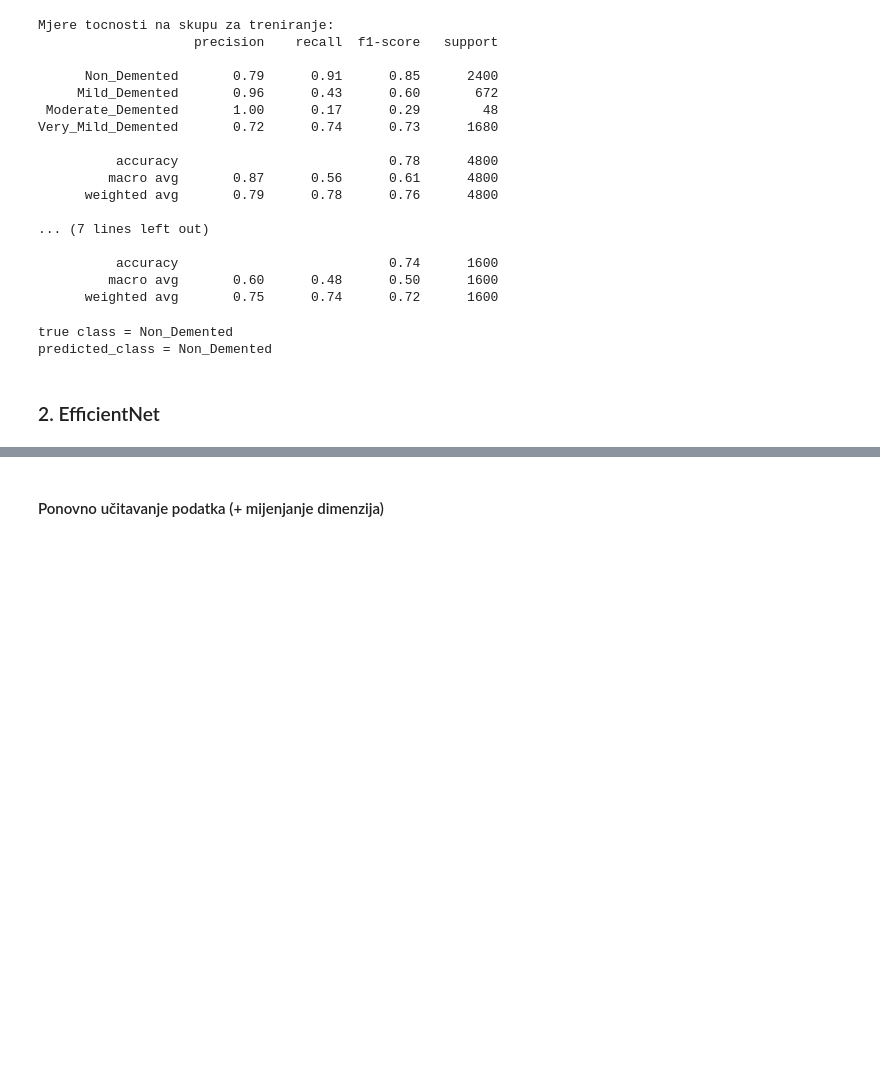
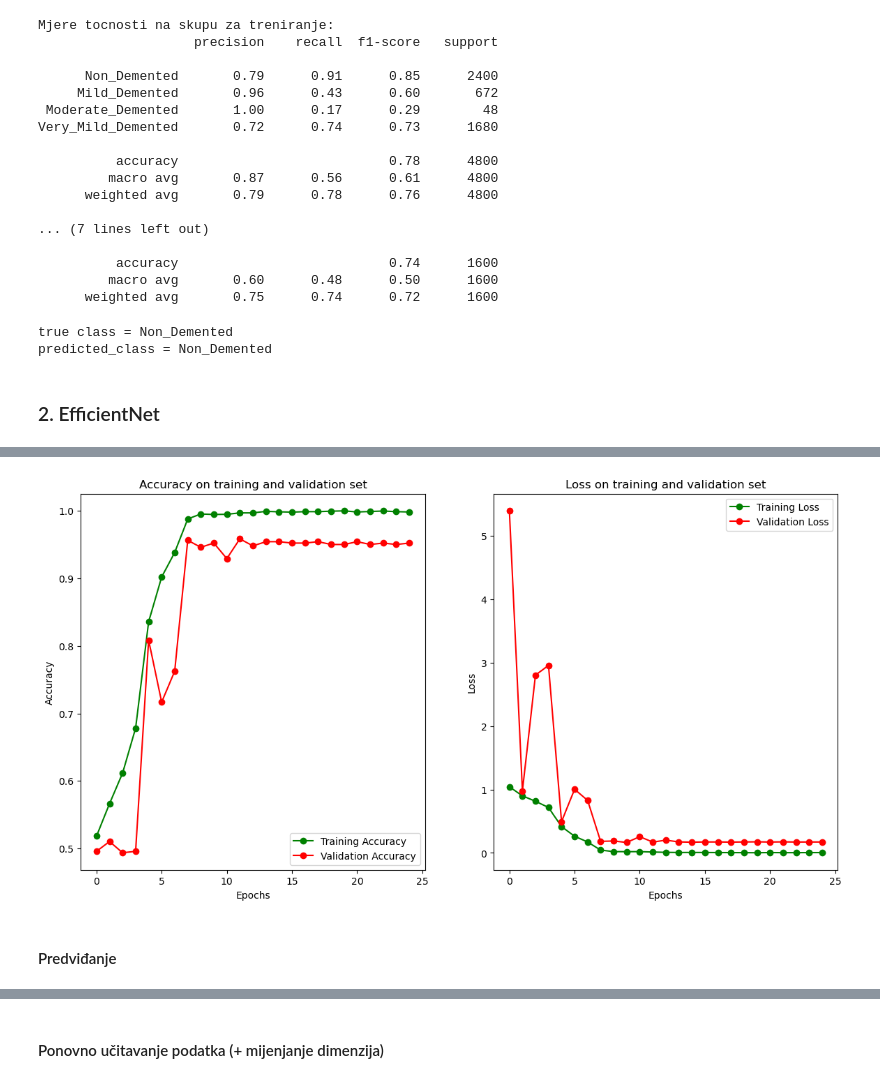
Before and after one commit to MajaJuri/Alzheimer-Detection, a Jupyter notebook: Detekcija Alzheimerove bolesti na MRI slikama mozga.ipynb, the cells around one changed output, grey strips where cells are left out. Drawn from its saved outputs; the diff is of its cells as text; code cells hidden in the pictures; blank space fills up the shorter version.

Commit message:
efficient net

```diff
--- a/Detekcija Alzheimerove bolesti na MRI slikama mozga.ipynb
+++ b/Detekcija Alzheimerove bolesti na MRI slikama mozga.ipynb
@@ -254,8 +310,6 @@ Y_train_categorical = to_categorical(Y_train, num_classes=4)
-# %%
-epochs = 10 # povecati
-
-history = model.fit(
-    X_train,
-    Y_train_categorical,
-    epochs=epochs
-)
+# %%
+model.compile(loss='categorical_crossentropy', optimizer = tf.keras.optimizers.Adam(learning_rate = learning_rate), metrics=['accuracy'])
+# %%
+checkpoint = tf.keras.callbacks.ModelCheckpoint("efficientnetb0.h5", monitor='val_accuracy', verbose=1, save_best_only=True, save_weights_only=False,
+                                                mode='auto', save_freq='epoch')
+reduce_lr = tf.keras.callbacks.ReduceLROnPlateau(monitor='val_loss', factor=0.3, patience=2, min_delta=learning_rate_delta)
@@ -261,0 +318,6 @@ history = model.fit(
+# %%
+history = model.fit(tf.convert_to_tensor(X_train), tf.convert_to_tensor(Y_train),
+                    epochs=num_epochs,
+                    batch_size=32,
+                    validation_split=0.1,
+                    callbacks=[checkpoint, reduce_lr])
@@ -261,0 +342,6 @@ history = model.fit(
+# %%
+plot_accuracy_and_loss_graphs(history, num_epochs)
+# %% [output]
+[figure, added]
+# %% [markdown]
+#### Predviđanje
```
Also changed, not shown: parts of 38 cells of this notebook, 2 other files.
